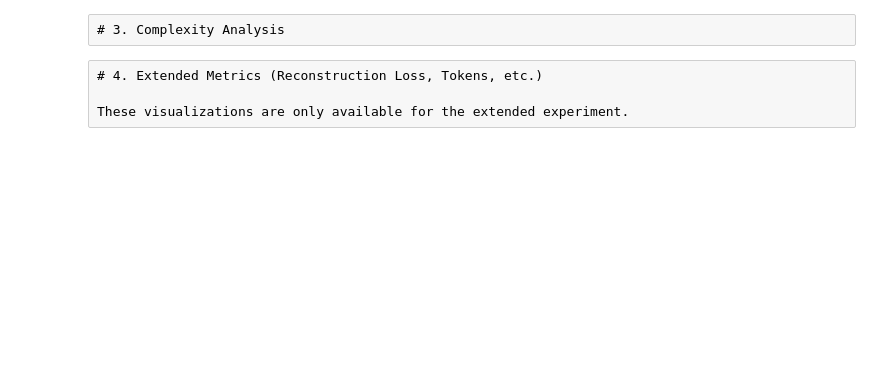
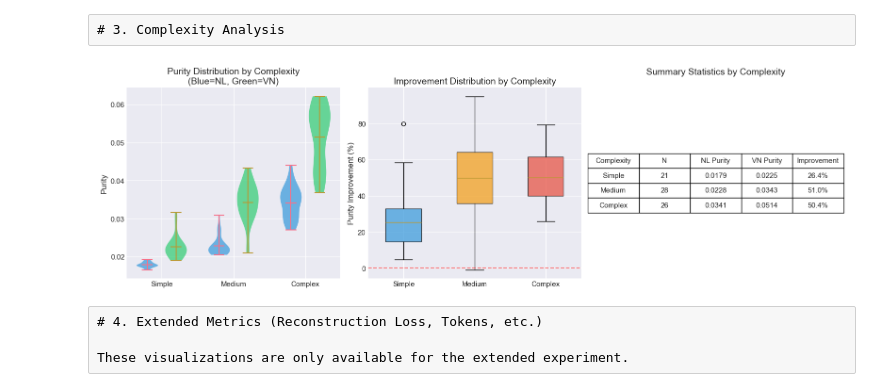
Before and after one commit to ariaxhan/experiments, a Jupyter notebook: notebooks/visualize_results.ipynb, the cells around one changed output. Saved outputs shown, nothing was run; the diff lists cells and outputs as text; code cells hidden in the pictures; blank space fills up the shorter version.

```diff
--- a/notebooks/visualize_results.ipynb
+++ b/notebooks/visualize_results.ipynb
@@ -268,8 +307,8 @@ if 'complexity' in df.columns:
             comp_df = df.filter(pl.col('complexity') == comp)
             if len(comp_df) > 0:
                 imp = comp_df['purity_improvement_pct'].to_numpy()
-                ax2.boxplot([imp], positions=[complexity_order.index(comp)], widths=0.5,
-                           patch_artist=True, boxprops=dict(facecolor=colors_cmp[comp], alpha=0.7))
+                bp = ax2.boxplot([imp], positions=[complexity_order.index(comp)], widths=0.5,
+                               patch_artist=True, boxprops=dict(facecolor=colors_cmp[comp], alpha=0.7))
 
         ax2.set_xticks(range(len(complexity_order)))
         ax2.set_xticklabels([c.capitalize() for c in complexity_order])
@@ -278,33 +317,35 @@ if 'complexity' in df.columns:
         ax2.axhline(0, color='red', linestyle='--', alpha=0.5)
 
     # 3c. Summary stats table
     ax3 = axes[2]
     ax3.axis('off')
 
     table_data = [['Complexity', 'N', 'NL Purity', 'VN Purity', 'Improvement']]
     for comp in complexity_order:
         comp_df = df.filter(pl.col('complexity') == comp)
         if len(comp_df) > 0:
             table_data.append([
                 comp.capitalize(),
                 str(len(comp_df)),
                 f"{comp_df['nl_purity'].mean():.4f}",
                 f"{comp_df['vn_purity'].mean():.4f}",
                 f"{comp_df['purity_improvement_pct'].mean():.1f}%" if 'purity_improvement_pct' in df.columns else 'N/A'
             ])
 
     table = ax3.table(cellText=table_data[1:], colLabels=table_data[0],
                       loc='center', cellLoc='center')
     table.auto_set_font_size(False)
     table.set_fontsize(11)
     table.scale(1.2, 1.8)
     ax3.set_title('Summary Statistics by Complexity', fontsize=14, pad=20)
 
     plt.tight_layout()
     plt.savefig('fig3_complexity_analysis.png', bbox_inches='tight', facecolor='white')
     plt.show()
 else:
     print("No 'complexity' column found in data")
+# %% [output]
+[figure, added]
 # %% [raw]
 # 4. Extended Metrics (Reconstruction Loss, Tokens, etc.)
 
```
Also changed, not shown: parts of 12 cells of this notebook, 10 other files.
